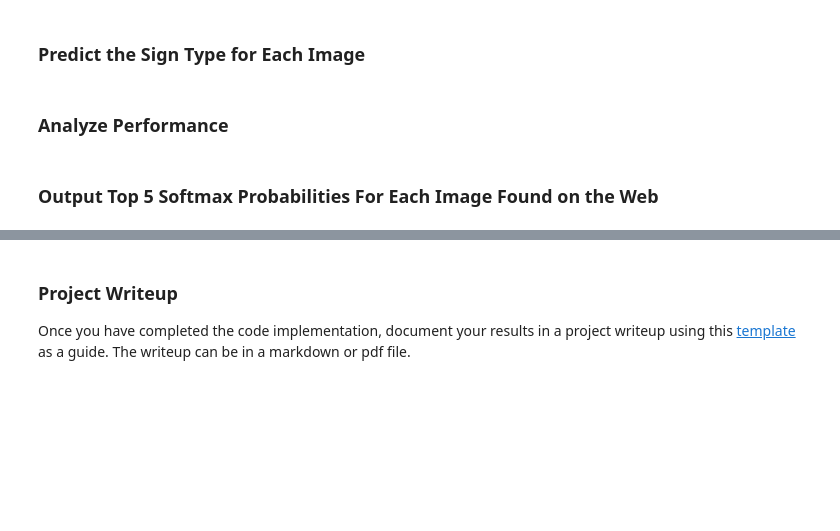
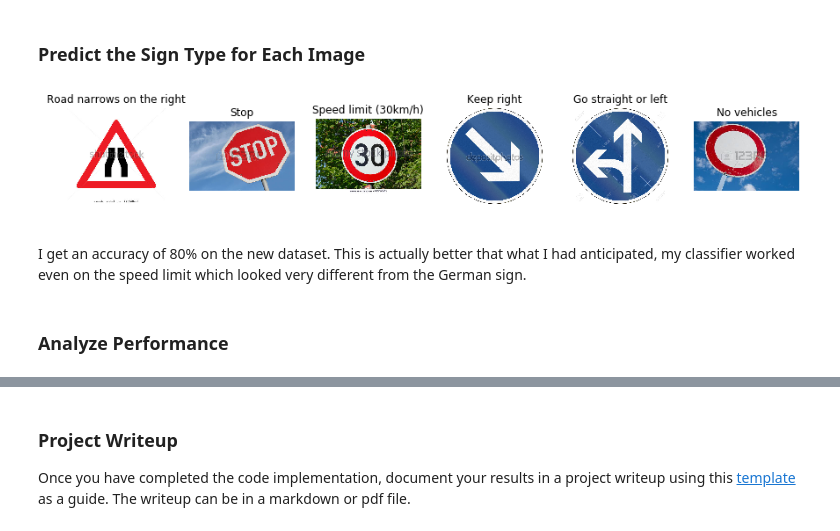
Before and after one commit to Nazanin1369/TrafficSignsClassifier, a Jupyter notebook: Traffic_Sign_Classifier.ipynb, the cells around one changed output, grey strips where cells are left out. Drawn from its saved outputs; the diff is of its cells as text; code cells hidden in the pictures; blank space fills up the shorter version.

```diff
--- a/Traffic_Sign_Classifier.ipynb
+++ b/Traffic_Sign_Classifier.ipynb
@@ -869,3 +893,5 @@ You may find `signnames.csv` useful as it contains mappings from the class id (i
 # %%
 ### Load the images and plot them here.
 ### Feel free to use as many code cells as needed.
+sign_names = pd.read_csv('signnames.csv')
+sign_names.head(10)
@@ -878,2 +934,35 @@ You may find `signnames.csv` useful as it contains mappings from the class id (i
+# %%
+### Run the predictions here.
+### Feel free to use as many code cells as needed.
+def y_predict_model(X_data, top_k=1):
+    num_examples = len(X_data)
+    y_pred = np.zeros((num_examples, top_k), dtype=np.int32)
+    y_prob = np.zeros((num_examples, top_k))
+    with tf.Session() as sess:
+        model_1.saver.restore(sess, os.path.join(DIR, "model_1"))
+        y_prob, y_pred = sess.run(tf.nn.top_k(tf.nn.softmax(model_1.logits), k=top_k),
+                             feed_dict={x:X_data, keep_prob:1, keep_prob_conv:1})
+    return y_prob,y_pred
+
+
+# preprocess data  :
+new_data_proc = np.zeros(new_data.shape)
+for i in range(n_new):
+    new_data_proc[i] = contrast_norm(new_data[i])
+
+# make predictions
+_, y_pred = y_predict_model(new_data_proc)
+
+# show the prediction results
+fig, ax = plt.subplots(1,n_new, figsize=(15,2))
+for i in range(n_new) :
+    img = plt.imread(img_files[i])
+    ax[i].imshow(img)
+    ax[i].axis('off')
+    ax[i].set_title(sign_names.iloc[y_pred[i][0]]['SignName'])
+# %% [output]
+[figure, added]
+# %% [markdown]
+I get an accuracy of 80% on the new dataset. This is actually better that what I had anticipated, my classifier worked even on the speed limit which looked very different from the German sign.
 # %% [markdown]
 ### Analyze Performance
@@ -883,2 +968,0 @@ You may find `signnames.csv` useful as it contains mappings from the class id (i
-# %% [markdown]
-### Output Top 5 Softmax Probabilities For Each Image Found on the Web
```
Also changed, not shown: parts of 26 cells of this notebook, 9 other files.
